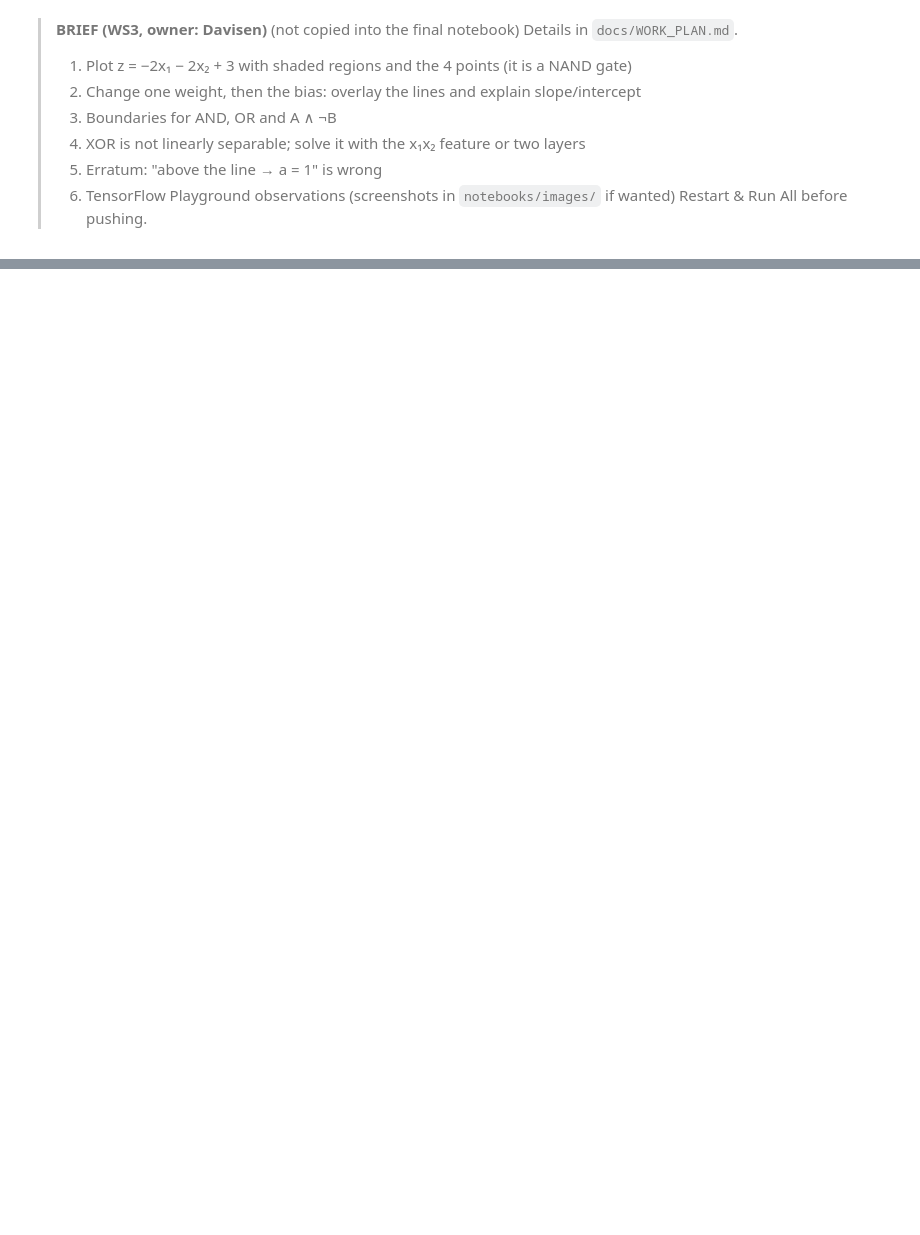
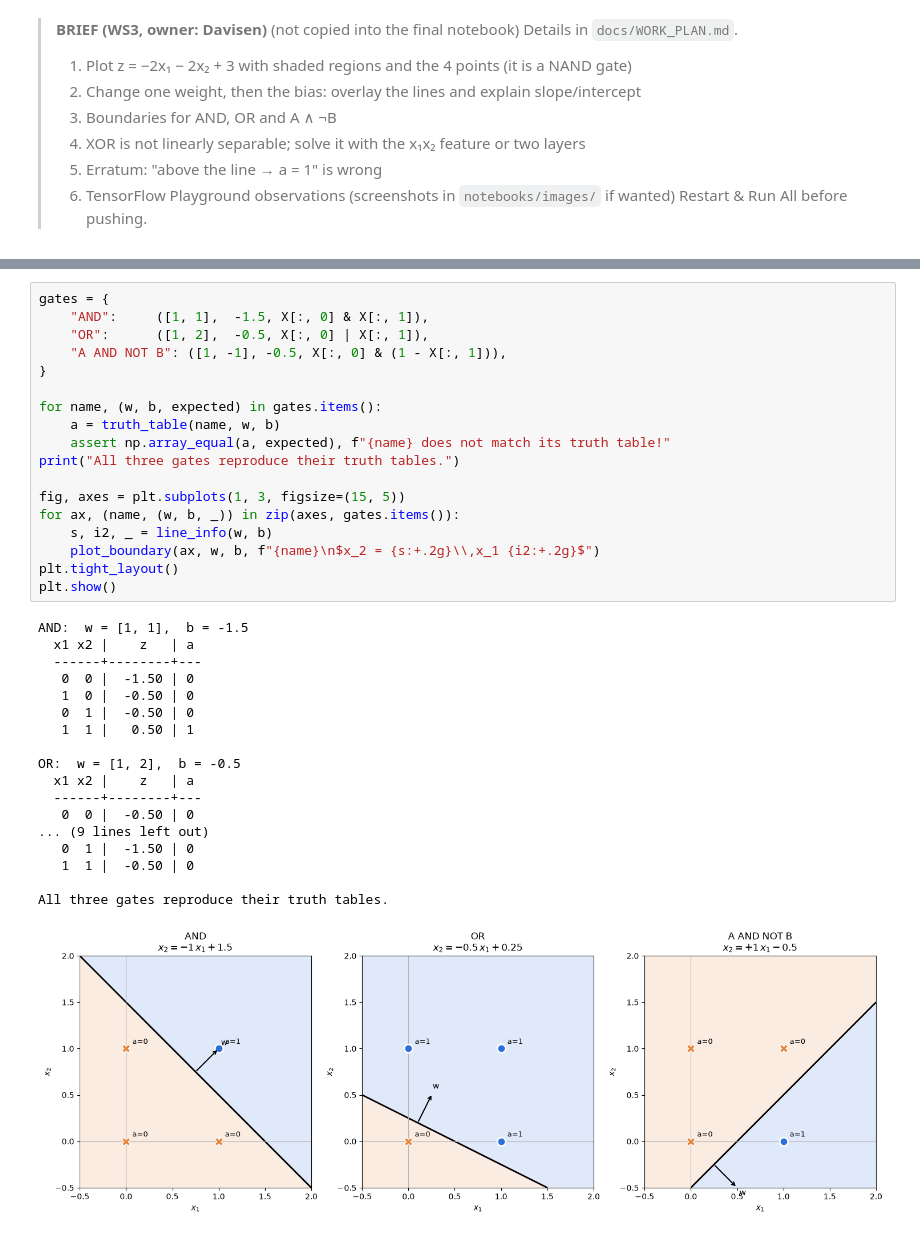
Before and after one commit to Namypark/cscn8010-perceptron-lab, a Jupyter notebook: workstreams/ws3_decision_boundary_xor.ipynb, the cells around one changed output, grey strips where cells are left out. Saved outputs shown, nothing was run; the diff lists cells and outputs as text; blank space fills up the shorter version.

```diff
--- a/workstreams/ws3_decision_boundary_xor.ipynb
+++ b/workstreams/ws3_decision_boundary_xor.ipynb
@@ -30,0 +229,37 @@ import matplotlib.pyplot as plt
+# %%
+gates = {
+    "AND":     ([1, 1],  -1.5, X[:, 0] & X[:, 1]),
+    "OR":      ([1, 2],  -0.5, X[:, 0] | X[:, 1]),
+    "A AND NOT B": ([1, -1], -0.5, X[:, 0] & (1 - X[:, 1])),
+}
+
+for name, (w, b, expected) in gates.items():
+    a = truth_table(name, w, b)
+    assert np.array_equal(a, expected), f"{name} does not match its truth table!"
+print("All three gates reproduce their truth tables.")
+
+fig, axes = plt.subplots(1, 3, figsize=(15, 5))
+for ax, (name, (w, b, _)) in zip(axes, gates.items()):
+    s, i2, _ = line_info(w, b)
+    plot_boundary(ax, w, b, f"{name}\n$x_2 = {s:+.2g}\\,x_1 {i2:+.2g}$")
+plt.tight_layout()
+plt.show()
+# %% [output]
+AND:  w = [1, 1],  b = -1.5
+  x1 x2 |    z   | a
+  ------+--------+---
+   0  0 |  -1.50 | 0
+   1  0 |  -0.50 | 0
+   0  1 |  -0.50 | 0
+   1  1 |   0.50 | 1
+
+OR:  w = [1, 2],  b = -0.5
+  x1 x2 |    z   | a
+  ------+--------+---
+   0  0 |  -0.50 | 0
+... (9 lines left out)
+   0  1 |  -1.50 | 0
+   1  1 |  -0.50 | 0
+
+All three gates reproduce their truth tables.
+[figure, added]
```
Also changed, not shown: parts of 27 cells of this notebook, 2 other files.
